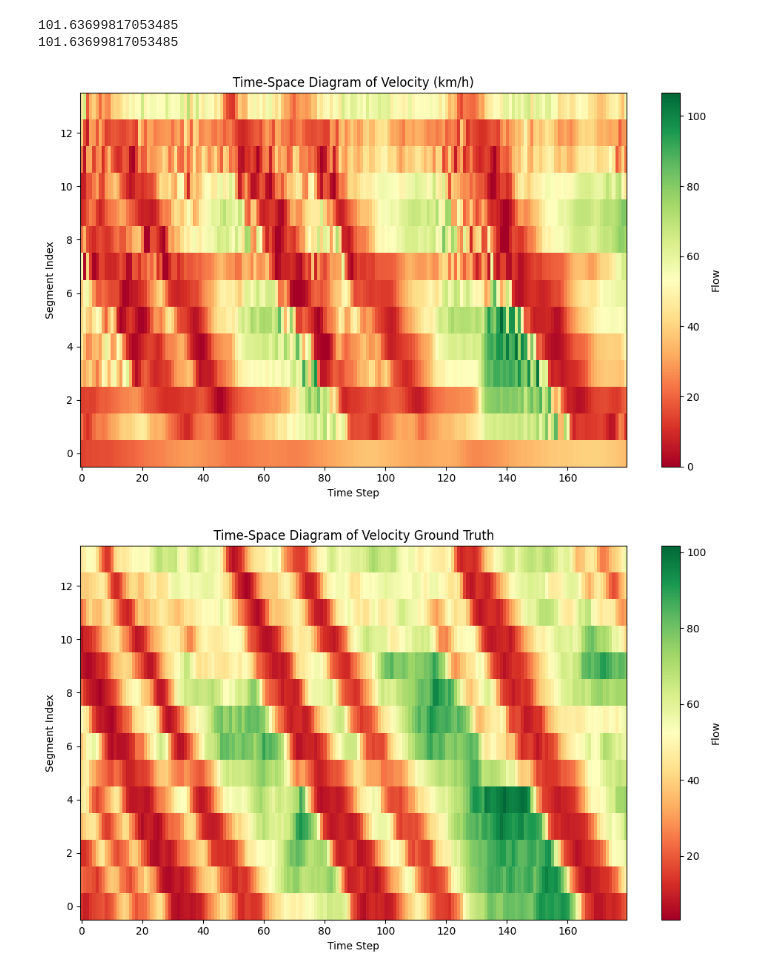
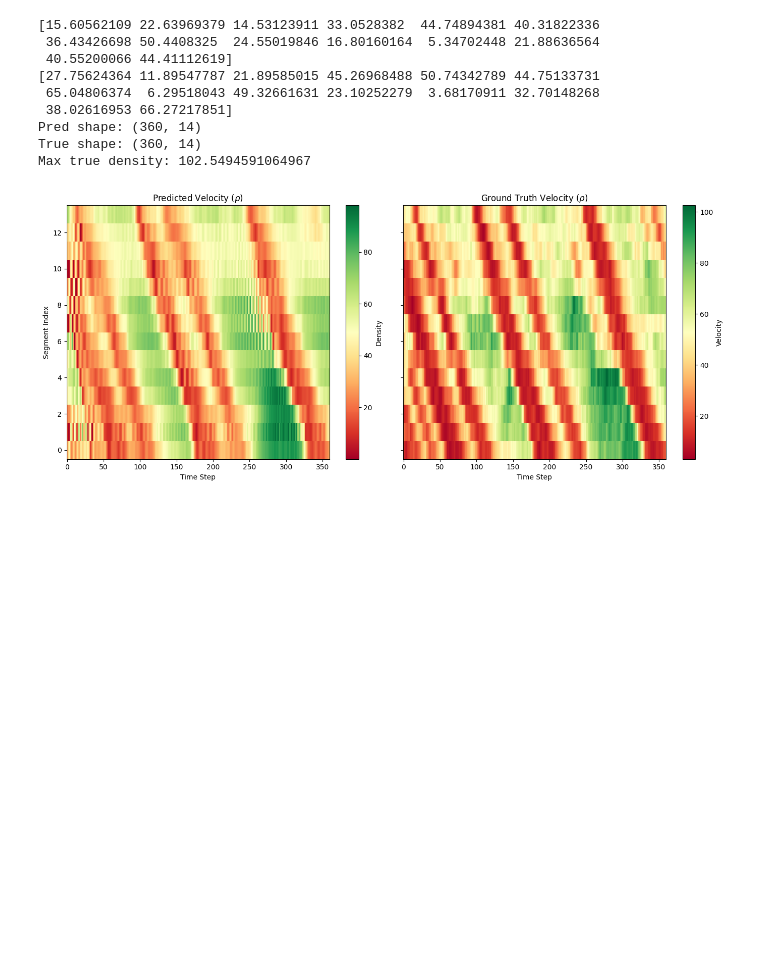
Before and after one commit to woxsao/macroscopic-sim-calibration, a Jupyter notebook: Optimization.ipynb, the cells around one changed output. Drawn from its saved outputs; the diff is of its cells as text; code cells hidden in the pictures; blank space fills up the shorter version.

```diff
--- a/Optimization.ipynb
+++ b/Optimization.ipynb
@@ -11,10 +12,11 @@ from pyomo.environ import *
 # print("C_i", C_i)
 # K = len(rho_hat)
 
+RESULTS_DIR = "calibration_results"
 
-q_hat = (np.load("flow_20sec_400m_1hr.npy"))
+q_hat = (np.load("data/flow_10sec_400m_1hr.npy"))
 print(np.max(q_hat))
-rho_hat = (np.load("density_20sec_400m_1hr.npy"))
+rho_hat = (np.load("data/density_10sec_400m_1hr.npy"))
 v_hat = q_hat/rho_hat
 print(rho_hat.shape)
 flattened_q_hat = q_hat.flatten()
@@ -315,0 +41,11 @@ q_hat shape (180, 16)
+# %%
+T = 10/3600
+l = 0.4
+num_calibrated_segments = 14
+include_ramping = True
+varylanes = True
+results = run_calibration(rho_hat,
+                          q_hat, T, l,
+                          num_calibrated_segments=num_calibrated_segments,
+                          include_ramping = include_ramping,
+                          varylanes = varylanes)
@@ -491,34 +214,41 @@ plt.tight_layout()
 # %%
-rho_plot =v_pred_array
-vmax = print(np.max(v_hat))
-plt.figure(figsize=(10, 6))
-plt.imshow(rho_plot.T, aspect='auto', origin='lower', cmap='RdYlGn', interpolation="none", vmin = 0, vmax = vmax)
+print(v_pred_array[0,:])
+print(v_pred_array[1,:])
+rho_plot_pred = v_pred_array
+rho_plot_true = v_hat[:, 1:-1]
 
-# Label axes
-plt.xlabel('Time Step')
-plt.ylabel('Segment Index')
-plt.title('Time-Space Diagram of Velocity (km/h)')
-plt.colorbar(label='Flow')
+print("Pred shape:", rho_plot_pred.shape)
+print("True shape:", rho_plot_true.shape)
+print("Max true density:", np.max(rho_plot_true))
+
+fig, axes = plt.subplots(1, 2, figsize=(14, 6), sharey=True)
+
+# --- Prediction ---
+im0 = axes[0].imshow(rho_plot_pred.T, aspect='auto', origin='lower',
+                     cmap='RdYlGn', interpolation="none")
+axes[0].set_xlabel('Time Step')
+axes[0].set_ylabel('Segment Index')
+axes[0].set_title('Predicted Velocity ($\\rho$)')
+fig.colorbar(im0, ax=axes[0], label='Density')
+
+# --- Ground Truth ---
+im1 = axes[1].imshow(rho_plot_true.T, aspect='auto', origin='lower',
+                     cmap='RdYlGn', interpolation="none")
+axes[1].set_xlabel('Time Step')
+axes[1].set_title('Ground Truth Velocity ($\\rho$)')
+fig.colorbar(im1, ax=axes[1], label='Velocity')
 
 plt.tight_layout()
-# # plt.show()
-
-rho_plot =v_hat[:, 1:-1]
-print(np.max(v_hat))
-plt.figure(figsize=(10, 6))
-plt.imshow(rho_plot.T, aspect='auto', origin='lower', cmap='RdYlGn', interpolation="none")
-
-# Label axes
-plt.xlabel('Time Step')
-plt.ylabel('Segment Index')
-plt.title('Time-Space Diagram of Velocity Ground Truth')
-plt.colorbar(label='Flow')
-
-plt.tight_layout()
-# plt.show()
+plt.show()
 # %% [output]
-101.63699817053485
-101.63699817053485
+[15.60562109 22.63969379 14.53123911 33.0528382  44.74894381 40.31822336
+ 36.43426698 50.4408325  24.55019846 16.80160164  5.34702448 21.88636564
+ 40.55200066 44.41112619]
+[27.75624364 11.89547787 21.89585015 45.26968488 50.74342789 44.75133731
+ 65.04806374  6.29518043 49.32661631 23.10252279  3.68170911 32.70148268
+ 38.02616953 66.27217851]
+Pred shape: (360, 14)
+True shape: (360, 14)
+Max true density: 102.5494591064967
-[figure, old version]
+[figure, new version]
-[figure, removed]
 # %%
```
Also changed, not shown: parts of 21 cells of this notebook, 32 other files.
